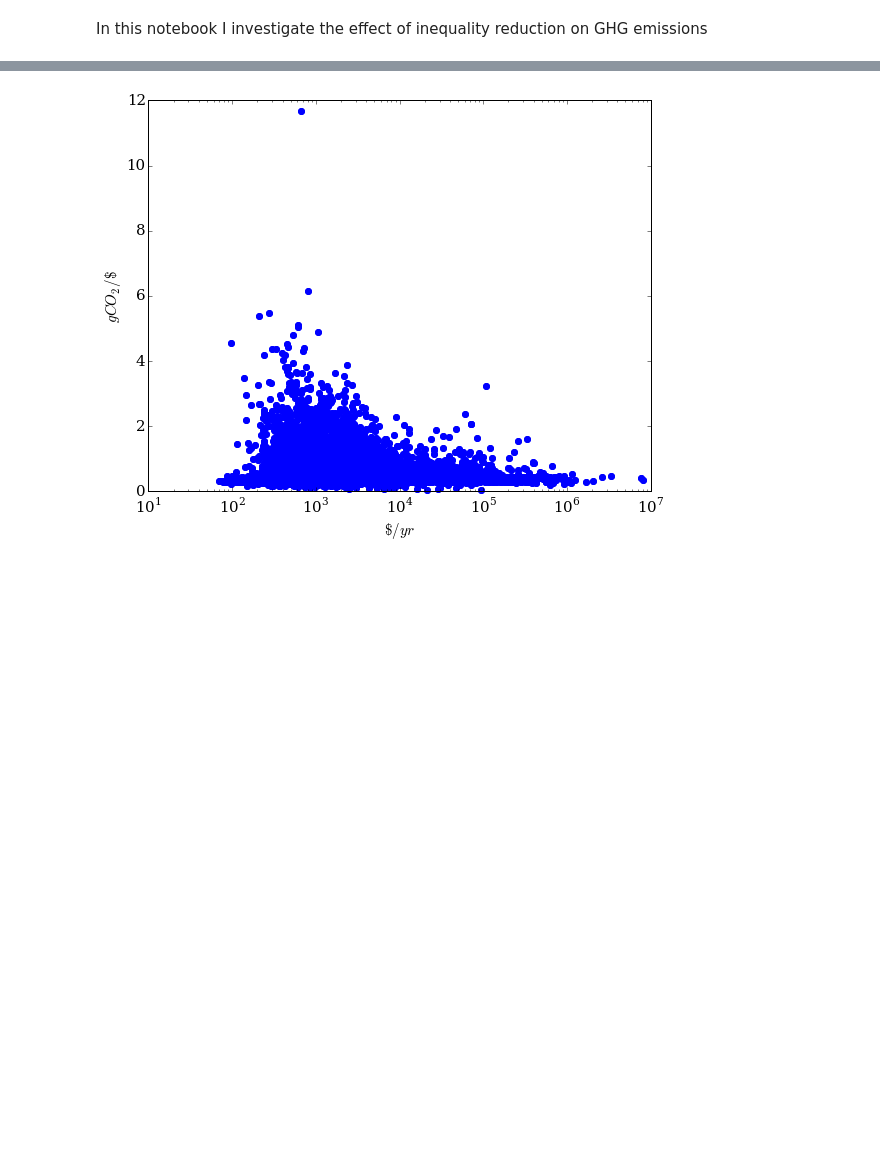
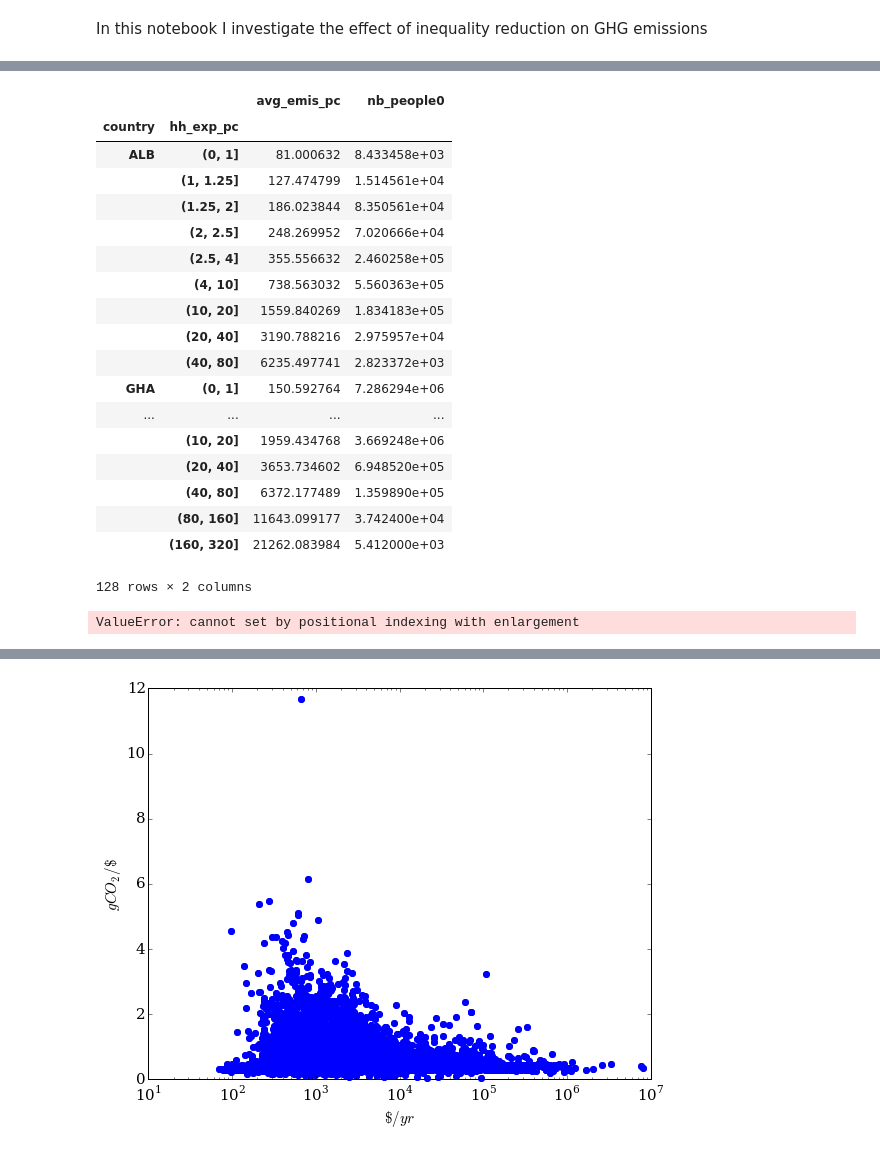
Before and after one commit to adrivsh/hh_emi_ineq, a Jupyter notebook: emission_intensity.ipynb, the cells around one changed output, grey strips where cells are left out. Cells and saved outputs as stored; diff of their text form; code cells hidden in the pictures; blank space fills up the shorter version.

```diff
--- a/emission_intensity.ipynb
+++ b/emission_intensity.ipynb
@@ -58,0 +161,7 @@ KeyError: 'hh_emi'
+# %%
+def wavg(val_col_name, wt_col_name):
+    """computes the average of val_col_name weighted by wt_col_name"""
+    def inner(group):
+        return (group[val_col_name] * group[wt_col_name]).sum() / group[wt_col_name].sum()
+    #inner.__name__ = res_name
+    return inner
@@ -58,0 +203,29 @@ KeyError: 'hh_emi'
+# %%
+#
+stats = pd.DataFrame()
+grouped =flat_df.groupby(["country",income_cut])
+stats["avg_emis_pc"]=grouped.apply(wavg('hh_emi_pc', 'w'))
+stats["nb_people0"] =grouped["nb_people"].sum()
+#stats.sort_index(inplace=True)
+#stats["nb_people1"]=grouped["nb_people"]
+stats
+# %% [output]
+|  |  | avg_emis_pc | nb_people0 |
+| country | hh_exp_pc |  |  |
+| ALB | (0, 1] | 81.000632 | 8.433458e+03 |
+|  | (1, 1.25] | 127.474799 | 1.514561e+04 |
+|  | (1.25, 2] | 186.023844 | 8.350561e+04 |
+|  | (2, 2.5] | 248.269952 | 7.020666e+04 |
+|  | (2.5, 4] | 355.556632 | 2.460258e+05 |
+|  | (4, 10] | 738.563032 | 5.560363e+05 |
+|  | (10, 20] | 1559.840269 | 1.834183e+05 |
+|  | (20, 40] | 3190.788216 | 2.975957e+04 |
+|  | (40, 80] | 6235.497741 | 2.823372e+03 |
+| GHA | (0, 1] | 150.592764 | 7.286294e+06 |
+| ... | ... | ... | ... |
+|  | (10, 20] | 1959.434768 | 3.669248e+06 |
+|  | (20, 40] | 3653.734602 | 6.948520e+05 |
+|  | (40, 80] | 6372.177489 | 1.359890e+05 |
+|  | (80, 160] | 11643.099177 | 3.742400e+04 |
+|  | (160, 320] | 21262.083984 | 5.412000e+03 |
+128 rows × 2 columns
@@ -58,0 +250,9 @@ KeyError: 'hh_emi'
+# %%
+emis_sce_country = pd.DataFrame()
+#computes new emissions at once
+for c in country_list:
+    emis_sce_country[c]= stats.ix[c]["avg_emis_pc"].dot(lift_folks(stats.ix[c,:]))/(stats.ix[c]["nb_people0"].sum())
+
+emis_sce_country
+# %% [output]
+ValueError: cannot set by positional indexing with enlargement
```
Also changed, not shown: parts of 35 cells of this notebook, 12 other files.
